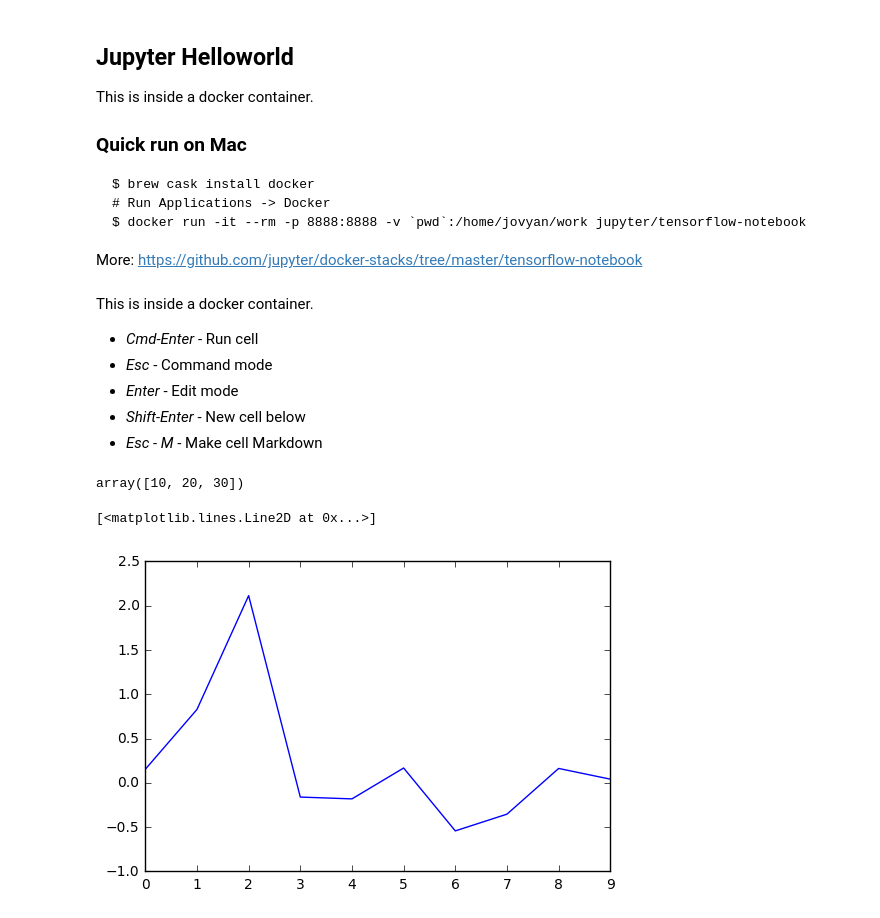
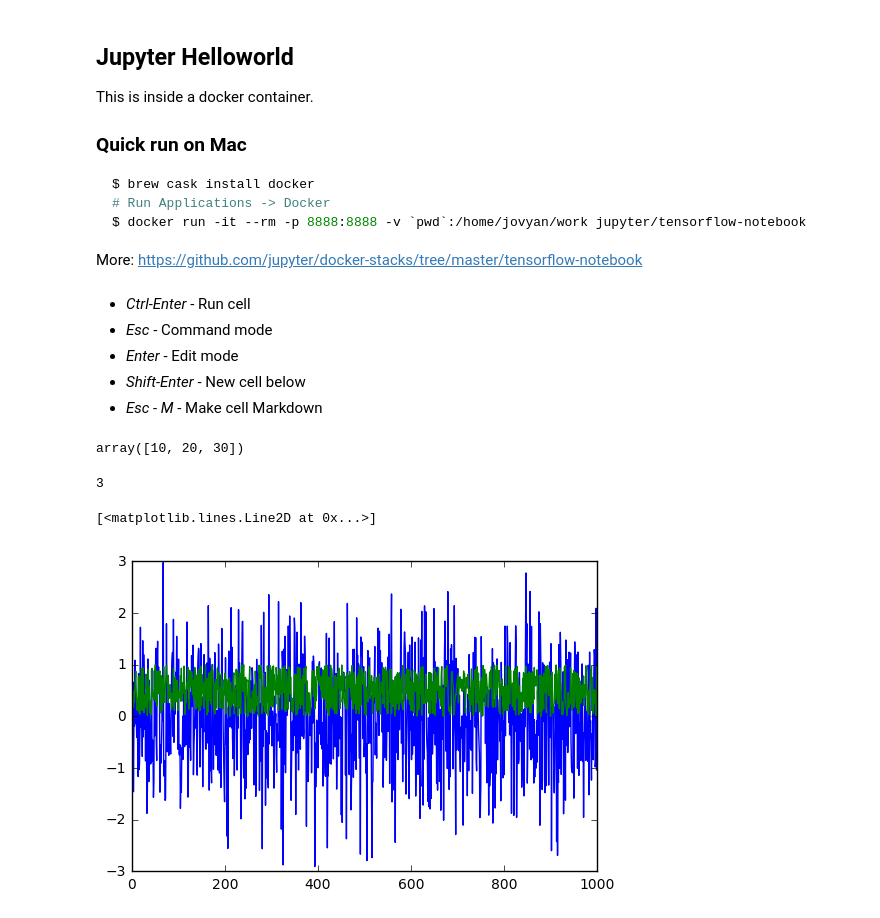
Before and after one commit to 0xfe/experiments, a Jupyter notebook: stats/helloworld.ipynb, the cells around one changed output. Drawn from its saved outputs; the diff is of its cells as text; code cells hidden in the pictures.

````diff
--- a/stats/helloworld.ipynb
+++ b/stats/helloworld.ipynb
@@ -5,33 +5,38 @@ This is inside a docker container.
 
 ### Quick run on Mac
 
-    $ brew cask install docker
-    # Run Applications -> Docker
-    $ docker run -it --rm -p 8888:8888 -v `pwd`:/home/jovyan/work jupyter/tensorflow-notebook
+```bash
+$ brew cask install docker
+# Run Applications -> Docker
+$ docker run -it --rm -p 8888:8888 -v `pwd`:/home/jovyan/work jupyter/tensorflow-notebook
+```
 
 More: https://github.com/jupyter/docker-stacks/tree/master/tensorflow-notebook
 # %%
 import numpy as np
 import tensorflow as tf
 # %% [markdown]
-This is inside a docker container.
-
-* *Cmd-Enter* - Run cell
+* *Ctrl-Enter* - Run cell
 * *Esc* - Command mode
 * *Enter* - Edit mode
 * *Shift-Enter* - New cell below
 * *Esc - M* - Make cell Markdown
 # %%
 a = np.array([10,20,30])
-b = np.random.randn(10)
+b = np.random.randn(1000)
+c = np.random.rand(1000)
 a
 # %% [output]
 array([10, 20, 30])
 # %%
 import matplotlib
 import matplotlib.pyplot as plt
-
-plt.plot(b)
+a.shape[0]
 # %% [output]
-[<matplotlib.lines.Line2D at 0x...>]
+3
-[figure, removed]
+# %%
+plt.plot(b)
+plt.plot(c)
+# %% [output]
+[<matplotlib.lines.Line2D at 0x...>]
+[figure, added]
````
Also changed, not shown: parts of 1 cell of this notebook, 1 other file.
